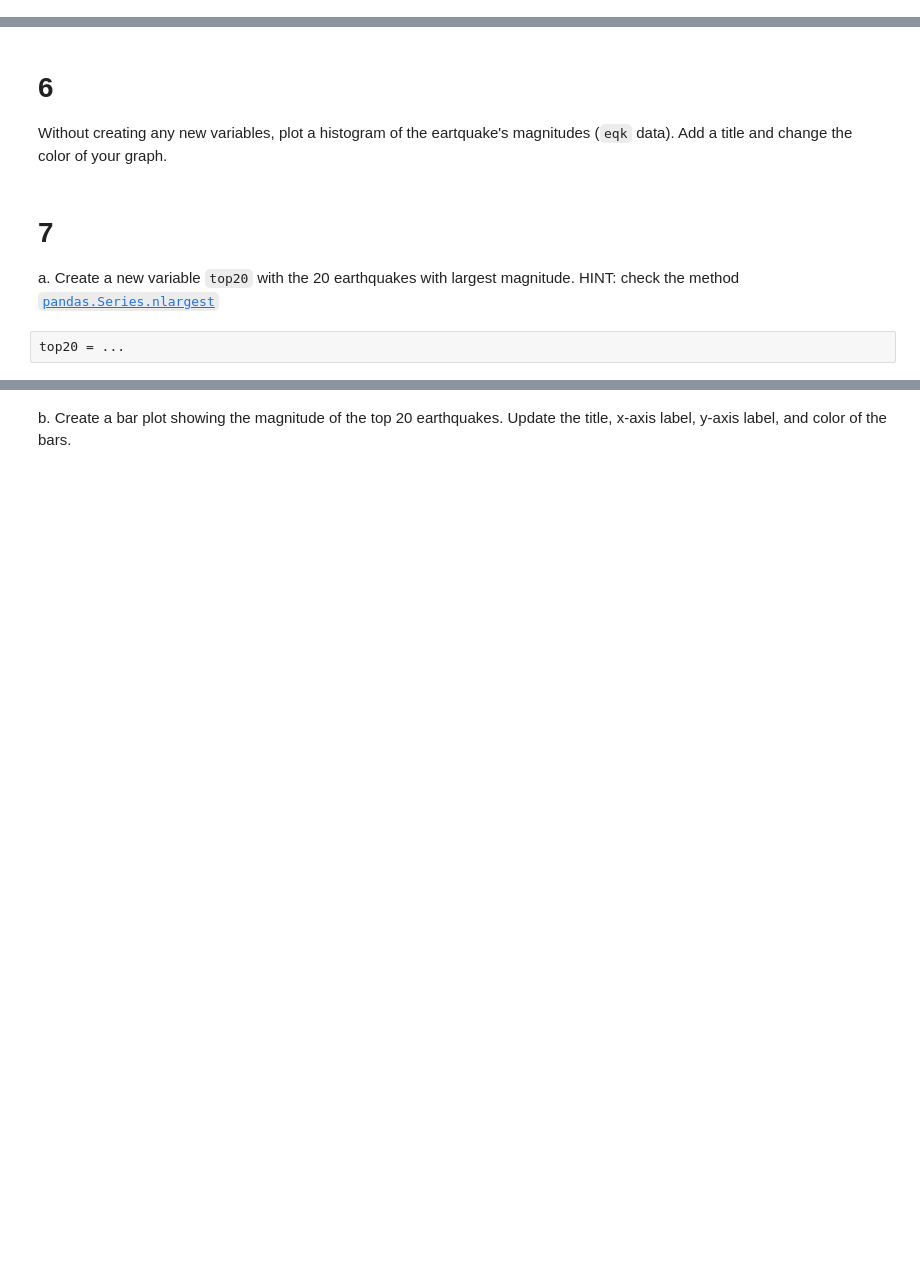
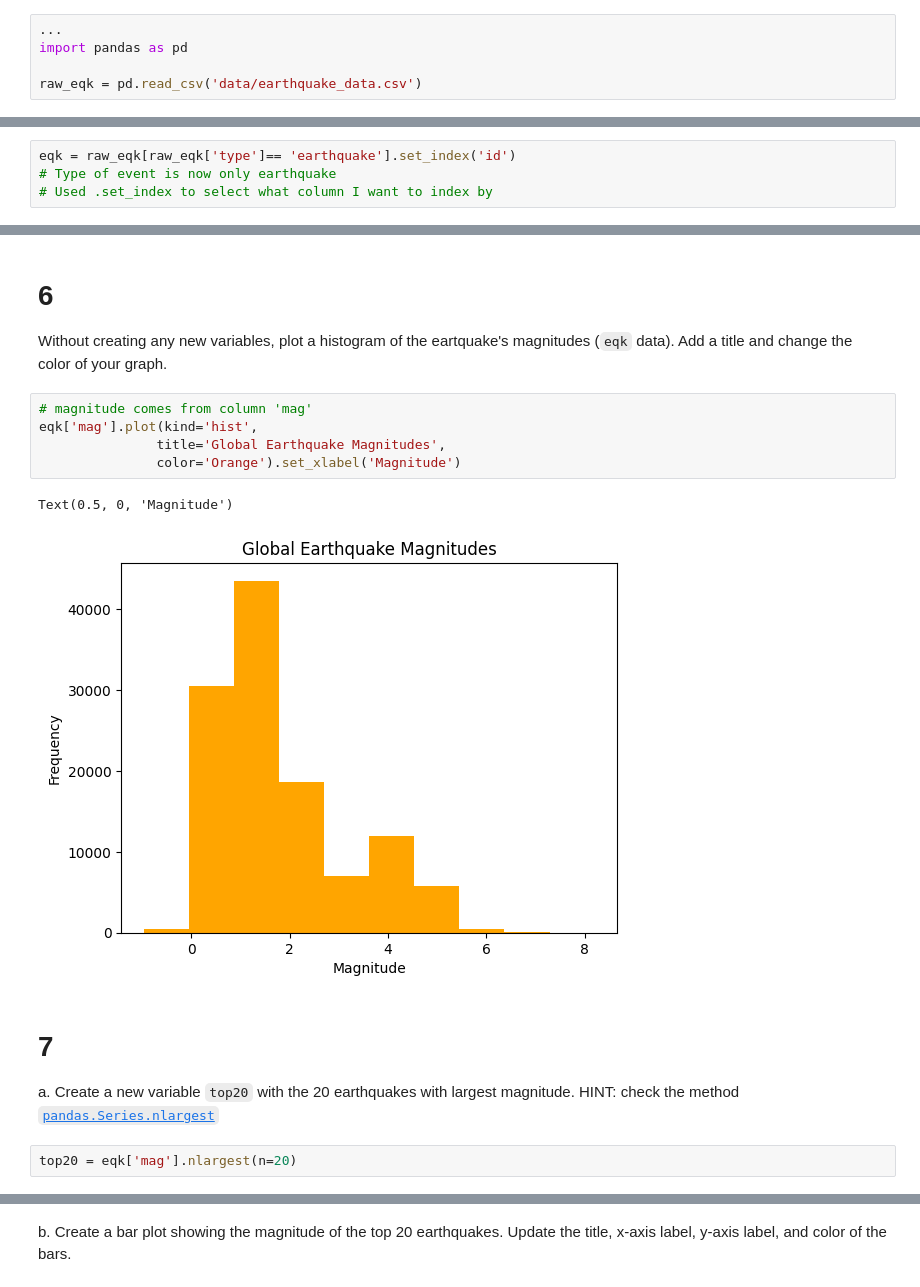
Before and after one commit to jordancsibley/eds220-hwk1, a Jupyter notebook: hwk1-task3-earthquakes.ipynb, the cells around one changed output, grey strips where cells are left out. Cells and saved outputs as stored; diff of their text form; blank space fills up the shorter version.

```diff
--- a/hwk1-task3-earthquakes.ipynb
+++ b/hwk1-task3-earthquakes.ipynb
@@ -52,3 +49,8 @@ raw_eqk = ...
+# %%
+...
+import pandas as pd
+
+raw_eqk = pd.read_csv('data/earthquake_data.csv')
 # %% [markdown]
 <!-- END QUESTION -->
 
@@ -89,3 +118,7 @@ eqk = ...
+# %%
+eqk = raw_eqk[raw_eqk['type']== 'earthquake'].set_index('id')
+# Type of event is now only earthquake
+# Used .set_index to select what column I want to index by
 # %%
 # View the dataframe
 eqk
@@ -109,14 +169,22 @@ omitted_events = ...
 
 # 6
 Without creating any new variables, plot a histogram of the eartquake's magnitudes (`eqk` data). Add a title and change the color of your graph.
+# %%
+# magnitude comes from column 'mag'
+eqk['mag'].plot(kind='hist',
+               title='Global Earthquake Magnitudes',
+               color='Orange').set_xlabel('Magnitude')
+# %% [output]
+Text(0.5, 0, 'Magnitude')
+[figure, added]
 # %% [markdown]
 <!-- END QUESTION -->
 
 # 7
 
 a. Create a new variable `top20` with the 20 earthquakes with largest magnitude. HINT: check the method [`pandas.Series.nlargest`](https://pandas.pydata.org/docs/reference/api/pandas.Series.nlargest.html)
-# %%
-top20 = ...
+# %%
+top20 = eqk['mag'].nlargest(n=20)
 # %%
 # View the dataframe
 top20
```
Also changed, not shown: parts of 19 cells of this notebook, 1 other file.
